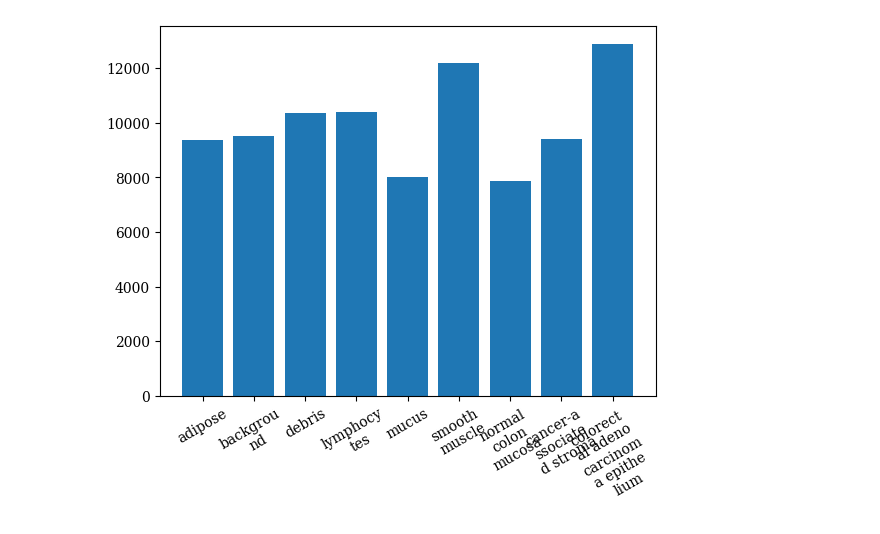
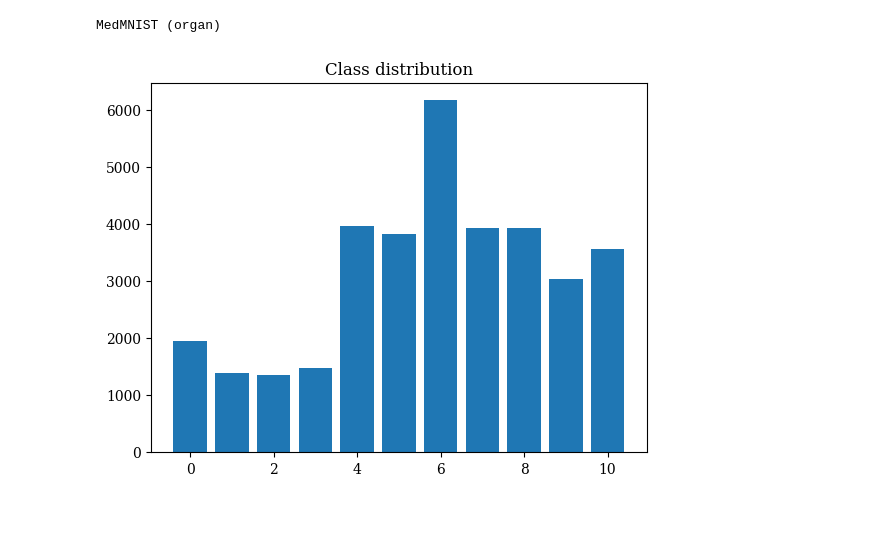
Before and after one commit to clu5/data-valuation, a Jupyter notebook: nbs/4-Utility-Experiments.ipynb, the cells around one changed output. Cells and saved outputs as stored; diff of their text form; code cells hidden in the pictures.

```diff
--- a/nbs/4-Utility-Experiments.ipynb
+++ b/nbs/4-Utility-Experiments.ipynb
@@ -167,9 +97,19 @@ pprint(classes)
-# %%
-plt.figure()
-plt.bar([textwrap.fill(v, width=8) for v in classes.values()], class_bincount)
-plt.xticks(rotation=30)
-plt.show()
-# %% [output]
-[figure, removed]
+# %%
+dataset = imagenet['ImageNet']
+# dataset = medmnist['MedMNIST (path)']
+buyer = list(medmnist.keys())[3]
+dataset = medmnist[buyer]
+print(buyer)
+x = dataset['embeddings']
+y = dataset['labels']
+
+plt.figure()
+plt.title('Class distribution')
+plt.bar(sorted(torch.unique(y)), torch.bincount(y))
+plt.xticks(rotation=0)
+plt.show()
+# %% [output]
+MedMNIST (organ)
+[figure, added]
 # %%
 def sample_dirichlet_by_class(
```
Also changed, not shown: parts of 21 cells of this notebook, 7 other files.
